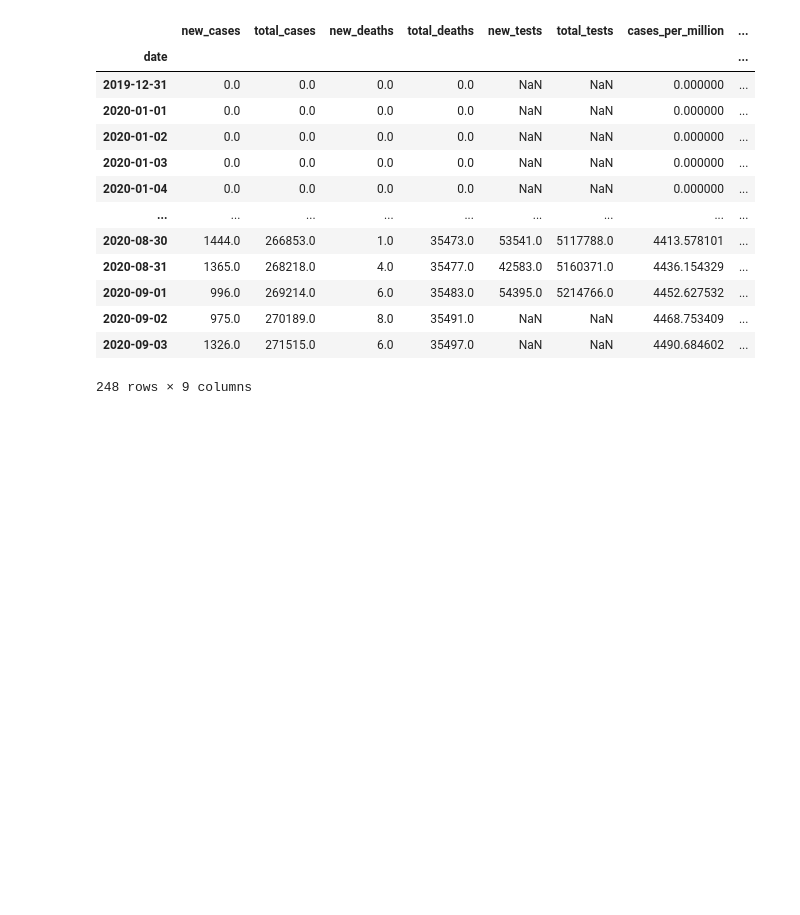
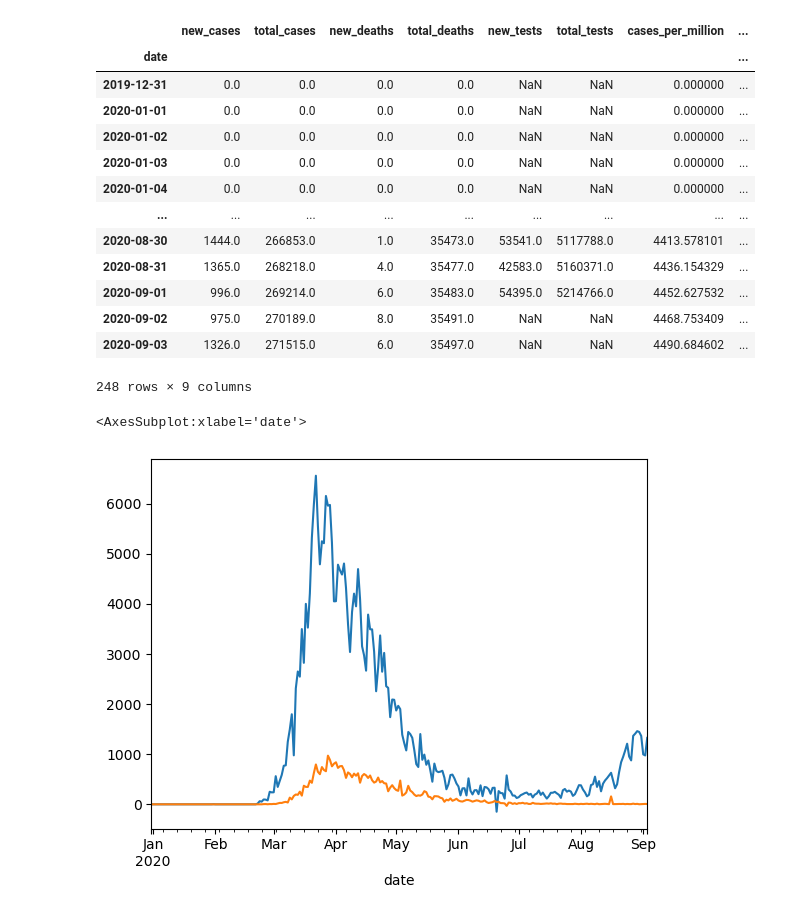
Before and after one commit to Nikhil1479/Python, a Jupyter notebook: Pandas/pandas.ipynb, the cells around one changed output. Cells and saved outputs as stored; diff of their text form; code cells hidden in the pictures; blank space fills up the shorter version.

```diff
--- a/Pandas/pandas.ipynb
+++ b/Pandas/pandas.ipynb
@@ -807,3 +805,11 @@ result_df
 | 2020-09-02 | 975.0 | 270189.0 | 8.0 | 35491.0 | NaN | NaN | 4468.753409 | ... |
 | 2020-09-03 | 1326.0 | 271515.0 | 6.0 | 35497.0 | NaN | NaN | 4490.684602 | ... |
 248 rows × 9 columns
+# %%
+result_df.new_cases.plot()
+result_df.new_deaths.plot()
+# result_df.total_tests.plot()
+# result_df.total_deaths.plot()
+# %% [output]
+<AxesSubplot:xlabel='date'>
+[figure, added]
```
Also changed, not shown: parts of 9 cells of this notebook, 4 other files.
